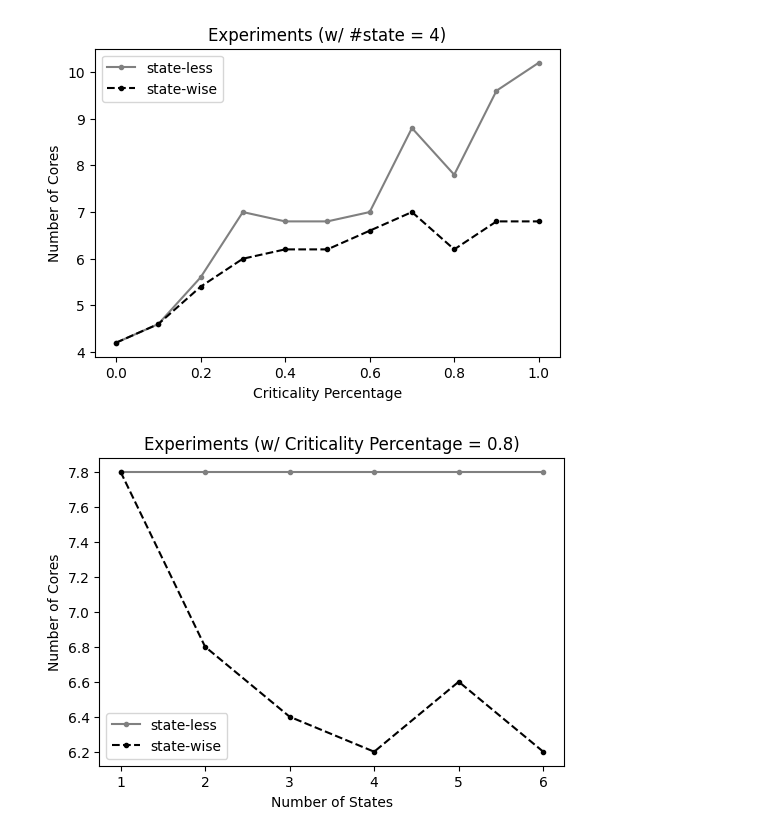
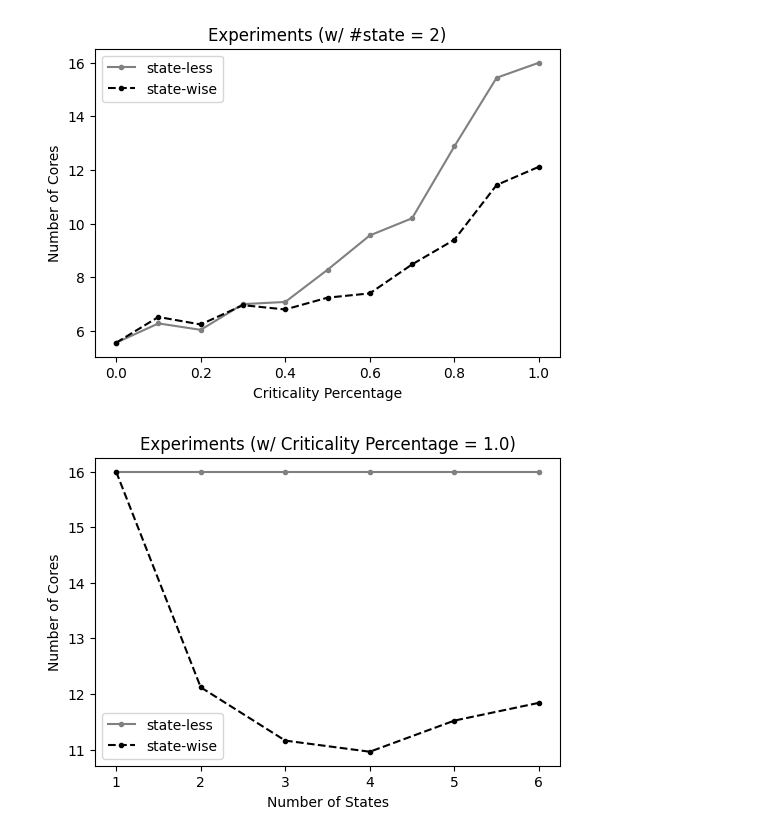
Before and after one commit to Akyeast/softerr_sim, a Jupyter notebook: vis/vis_state.ipynb, the cells around one changed output. Cells and saved outputs as stored; diff of their text form; code cells hidden in the pictures.

```diff
--- a/vis/vis_state.ipynb
+++ b/vis/vis_state.ipynb
@@ -45,43 +45,44 @@ print(state_wise)
 # %%
 # Compare state-wise and state-less with criticality probability (#state = vis_state_num)
 
-vis_state_num = '4'
+vis_state_num = '2'
 
 plt.figure(figsize=(6,4))
 
 ax = plt.gca()
 
 # plt.plot(critical_prob_list, state_less[vis_state_num], label='state-less', color='gray')
 
 # critical_prob_list.pop(9)
 # state_wise[vis_state_num].pop(9)
 
 # plt.plot(critical_prob_list, state_wise[vis_state_num], label='state-wise', color='black', linestyle='dashed')
 
 plt.plot(critical_prob_list, state_less[vis_state_num], label='state-less', color='gray', marker='.')
 plt.plot(critical_prob_list, state_wise[vis_state_num], label='state-wise', color='black', linestyle='dashed', marker='.')
 
 plt.title(f'Experiments (w/ #state = {vis_state_num})')
 plt.xlabel('Criticality Percentage')
 plt.ylabel('Number of Cores')
 plt.legend()
 
 # ax.set_ylim([3, 9])
 ax.yaxis.set_major_locator(plt.MaxNLocator(integer=True))
 
 plt.show()
 # %% [output]
-[figure, old version]
+[figure, new version]
 # %%
 # Compare state-wise and state-less with #states (#critical_prob = vis_critical_prob)
 
-vis_critical_prob = '0.8'
+vis_critical_prob = '1.0'
 
 plt.figure(figsize=(6,4))
 
 ax = plt.gca()
 
 index = critical_prob_index[vis_critical_prob]
+state_list = cfg['num_states_list']
 state_list = cfg['num_states_list']
 
 def get_state_list(output_dict, index) :
@@ -95,7 +96,7 @@ plt.xlabel('Number of States')
 plt.ylabel('Number of Cores')
 plt.legend()
 
-# ax.set_ylim([3, 8])
+# ax.set_ylim([4, 8])
 ax.yaxis.set_major_locator(plt.MaxNLocator(integer=True))
 ax.xaxis.set_major_locator(plt.MaxNLocator(integer=True))
 # ax.yaxis.set_major_locator(plt.AutoLocator())
@@ -103,4 +104,4 @@ ax.xaxis.set_major_locator(plt.MaxNLocator(integer=True))
 
 plt.show()
 # %% [output]
-[figure, old version]
+[figure, new version]
```
Also changed, not shown: parts of 2 cells of this notebook, 43 other files.
